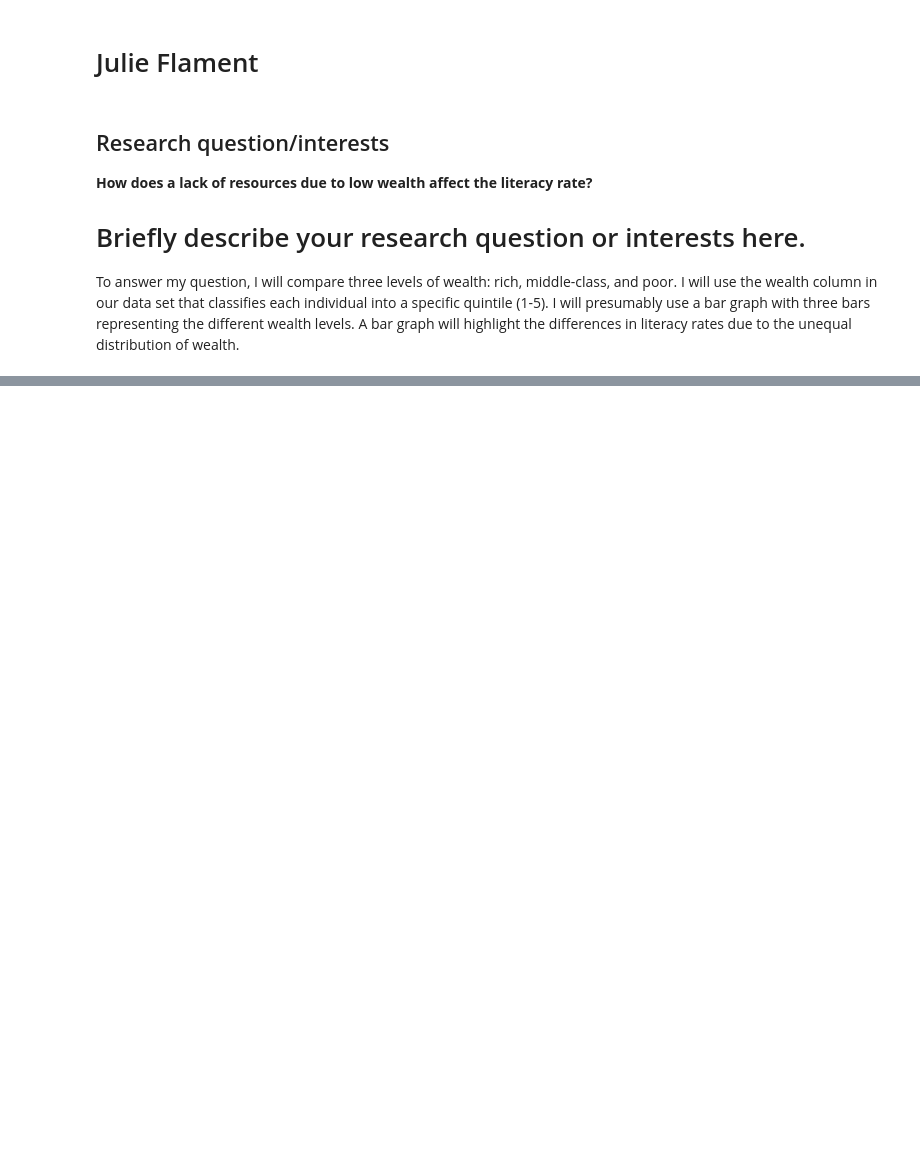
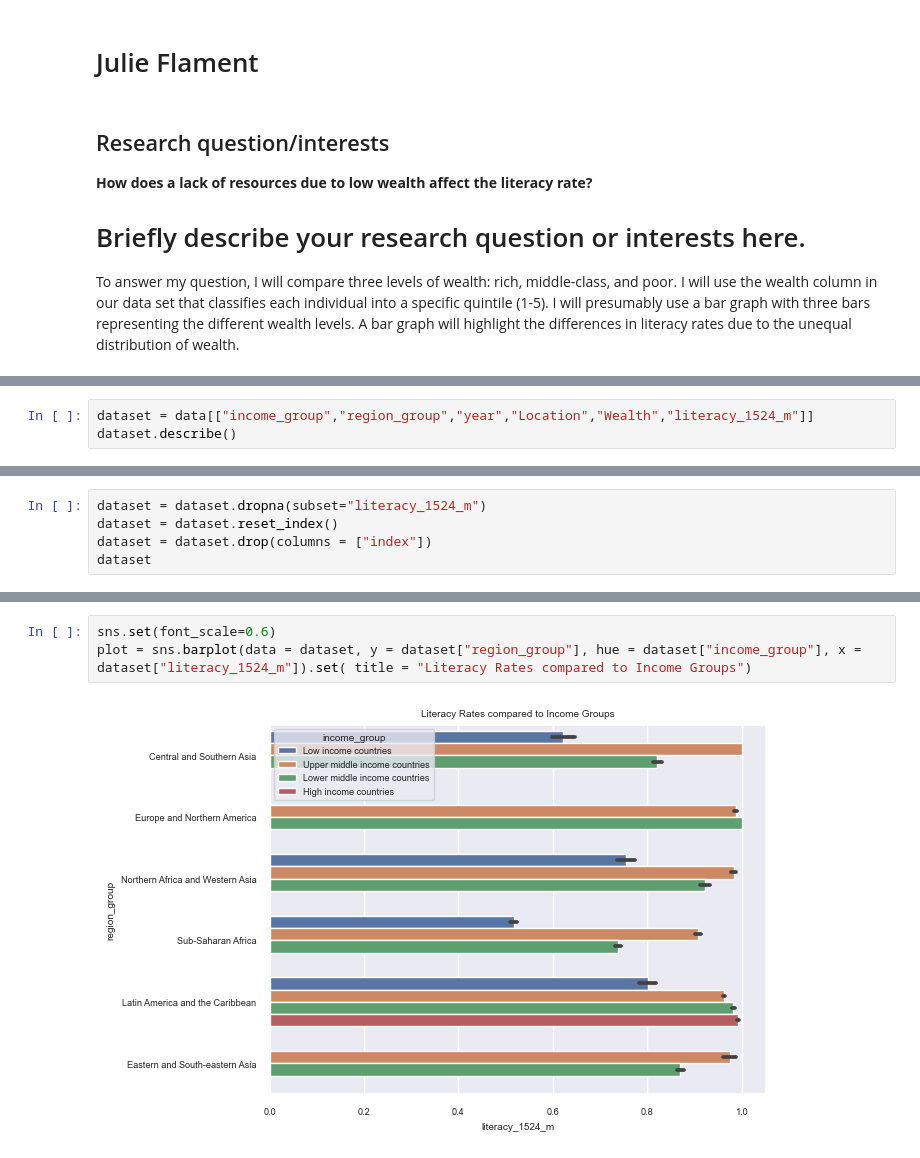
Before and after one commit to ubco-W2022T2-data301/project-group-group18, a Jupyter notebook: analysis/analysis2.ipynb, the cells around one changed output, grey strips where cells are left out. Drawn from its saved outputs; the diff is of its cells as text; blank space fills up the shorter version.

```diff
--- a/analysis/analysis2.ipynb
+++ b/analysis/analysis2.ipynb
@@ -25,3 +28,6 @@ data
 | 212967 | NaN | Oceania | NaN | NaN | NaN | NaN | NaN | NaN | Wealth | NaN | ... |
 | 212968 | NaN | Oceania | NaN | NaN | NaN | NaN | NaN | NaN | Wealth | NaN | ... |
 212969 rows × 86 columns
+# %%
+dataset = data[["income_group","region_group","year","Location","Wealth","literacy_1524_m"]]
+dataset.describe()
@@ -27,0 +44,5 @@ data
+# %%
+dataset = dataset.dropna(subset="literacy_1524_m")
+dataset = dataset.reset_index()
+dataset = dataset.drop(columns = ["index"])
+dataset
@@ -27,0 +63,5 @@ data
+# %%
+sns.set(font_scale=0.6)
+plot = sns.barplot(data = dataset, y = dataset["region_group"], hue = dataset["income_group"], x = dataset["literacy_1524_m"]).set( title = "Literacy Rates compared to Income Groups")
+# %% [output]
+[figure, added]
```
Also changed, not shown: parts of 7 cells of this notebook, 1 other file.
